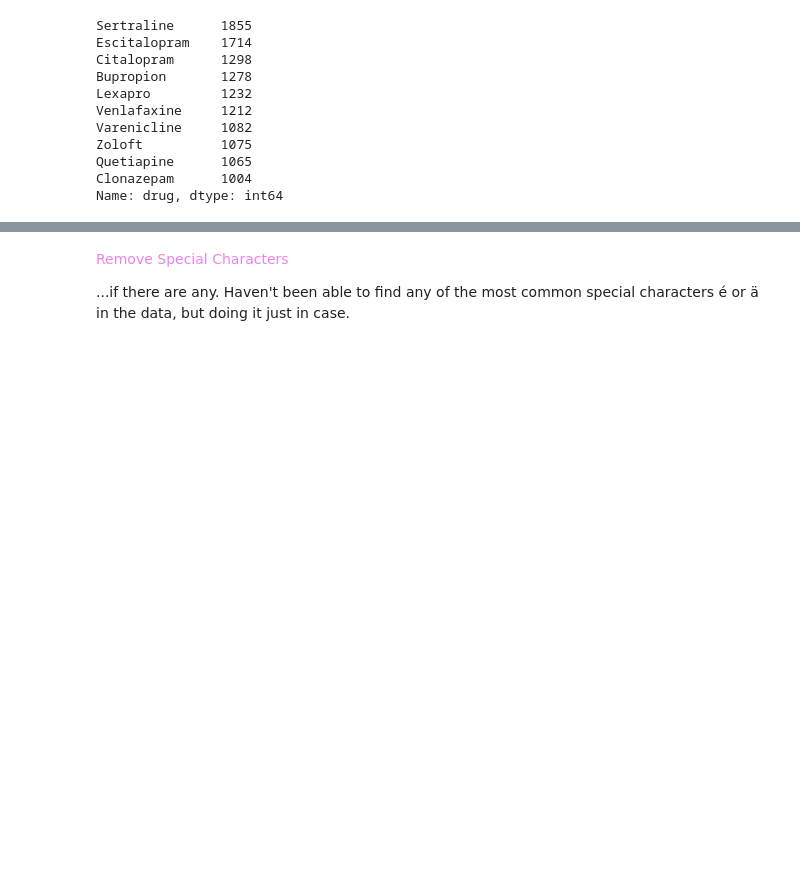
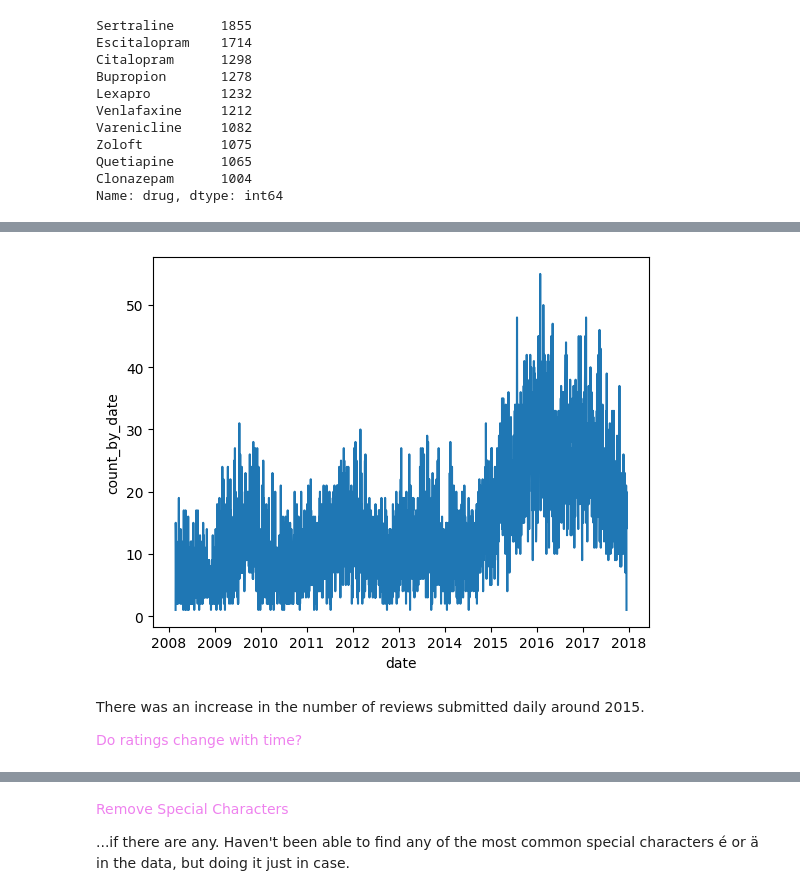
Before and after one commit to fractaldatalearning/psychedelic_efficacy, a Jupyter notebook: notebooks/2-kl-studies-eda.ipynb, the cells around one changed output, grey strips where cells are left out. Saved outputs shown, nothing was run; the diff lists cells and outputs as text; code cells hidden in the pictures; blank space fills up the shorter version.

Commit message:
time series analysis improved

```diff
--- a/notebooks/2-kl-studies-eda.ipynb
+++ b/notebooks/2-kl-studies-eda.ipynb
@@ -338,0 +332,5 @@ This looks like something other than total random noise, like maybe there were s
+# %%
+# Are there more or fewer reviews from any given point in time?
+df['count_by_date'] = df.groupby(['date'])['date'].transform('count')
+unique_dates = df.drop_duplicates(subset=['date'])
+unique_dates.head()
@@ -338,0 +344,9 @@ This looks like something other than total random noise, like maybe there were s
+# %%
+sns.lineplot(data=unique_dates, x='date', y='count_by_date')
+plt.show()
+# %% [output]
+[figure, added]
+# %% [markdown]
+There was an increase in the number of reviews submitted daily around 2015.
+
+<font color='violet'> Do ratings change with time?
```
Also changed, not shown: parts of 71 cells of this notebook.
